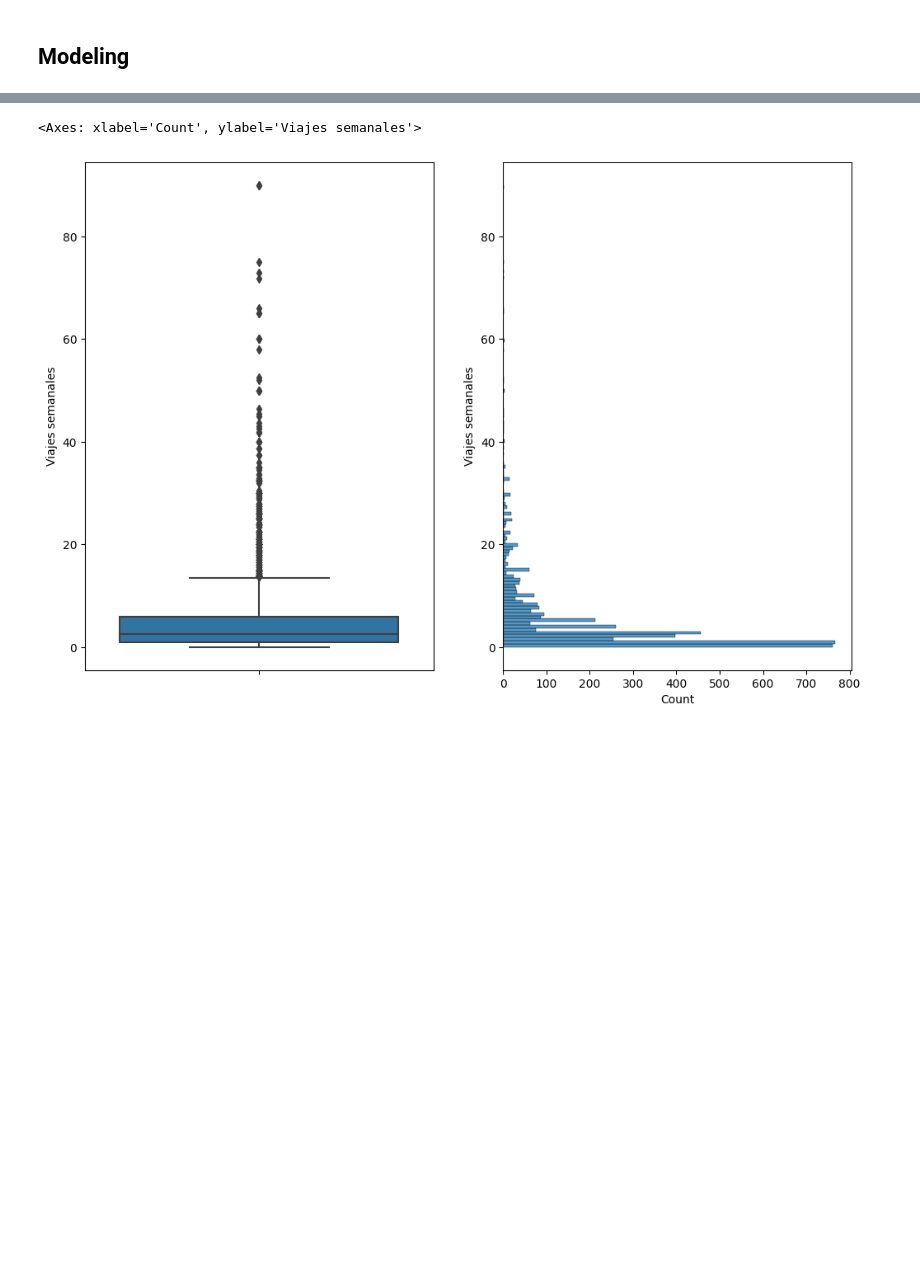
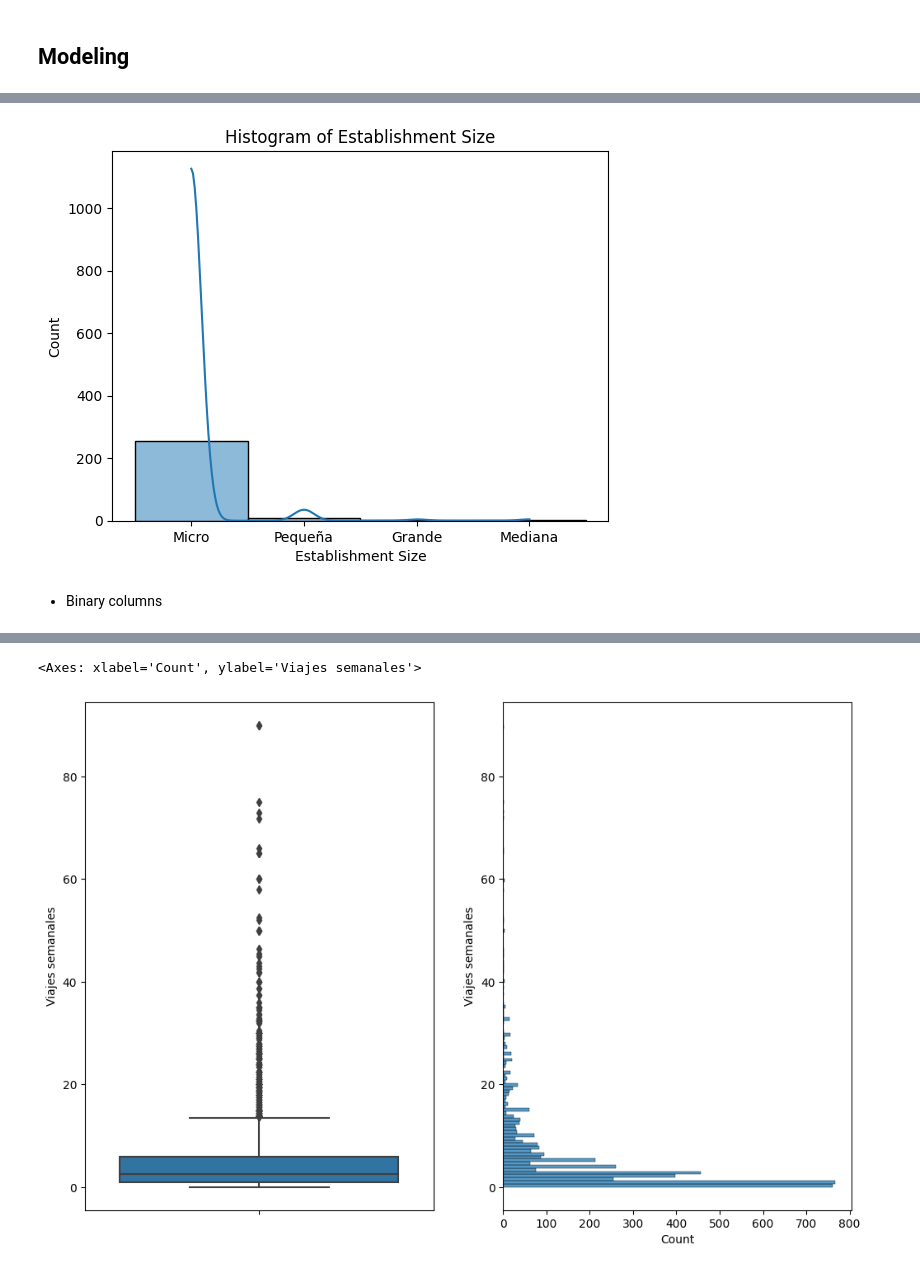
Before and after one commit to cagranadam/Food_Services_MMA, a Jupyter notebook: fs.ipynb, the cells around one changed output, grey strips where cells are left out. Saved outputs shown, nothing was run; the diff lists cells and outputs as text; code cells hidden in the pictures; blank space fills up the shorter version.

Commit message:
Models made

```diff
--- a/fs.ipynb
+++ b/fs.ipynb
@@ -358,6 +462,4 @@ plt.show()
 # %%
-import pandas as pd
-
 # Function to check if a variable is continuous
 def is_continuous(series):
     # Check if the data type is numeric (int or float)
@@ -366,11 +468,33 @@ def is_continuous(series):
         return len(series.unique()) > 10  # Adjust the threshold as needed
     return False
 
-# Check if each column is continuous
-for column_name in numeric_fs_df.columns:
-    column = numeric_fs_df[column_name]
+# Function to check if a variable is categorical
+def is_categorical(series, valid_types=("object", "category")):
+    # Check if the data type is in the list of valid types
+    return series.dtype.name in valid_types
+
+# Function to check if a variable is discrete (modified to consider any categorical variable as discrete)
+def is_discrete(series):
+    # Check if a variable is categorical
+    return is_categorical(series)
+
+# Function to check if a variable is binary
+def is_binary(series):
+    # Check if a variable has exactly 2 unique values
+    return len(series.unique()) == 2
+
+# Check each column's data type
+for column_name in model_df.columns:
+    column = model_df[column_name]
     if is_continuous(column):
         print(f"'{column_name}' is a continuous variable.")
+    elif is_discrete(column):
+        if is_categorical(column):
+            print(f"'{column_name}' is a categorical variable.")
+        else:
+            print(f"'{column_name}' is a discrete variable.")
+    elif is_binary(column):
+        print(f"'{column_name}' is a binary variable.")
     else:
-        print(f"'{column_name}' is not a continuous variable.")
+        print(f"'{column_name}' is not categorized as continuous, discrete, or binary.")
 # %% [output]
@@ -385,0 +515,4 @@ for column_name in numeric_fs_df.columns:
+# %%
+categorical_colums=['Establishment Size']
+categorical_df=fs_df[categorical_colums]
+categorical_df
@@ -385,0 +533,9 @@ for column_name in numeric_fs_df.columns:
+# %%
+for column in categorical_df.columns:
+    sns.histplot(data=categorical_df, x=column, kde=True)
+    plt.title(f'Histogram of {column}')
+    plt.show()
+# %% [output]
+[figure, added]
+# %% [markdown]
+* Binary columns
```
Also changed, not shown: parts of 45 cells of this notebook.
